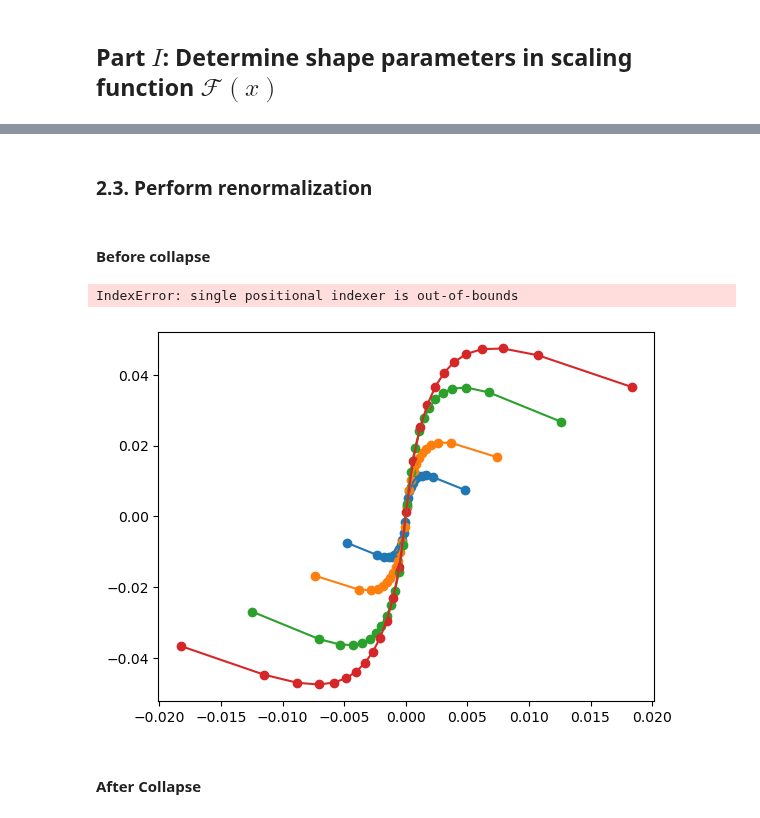
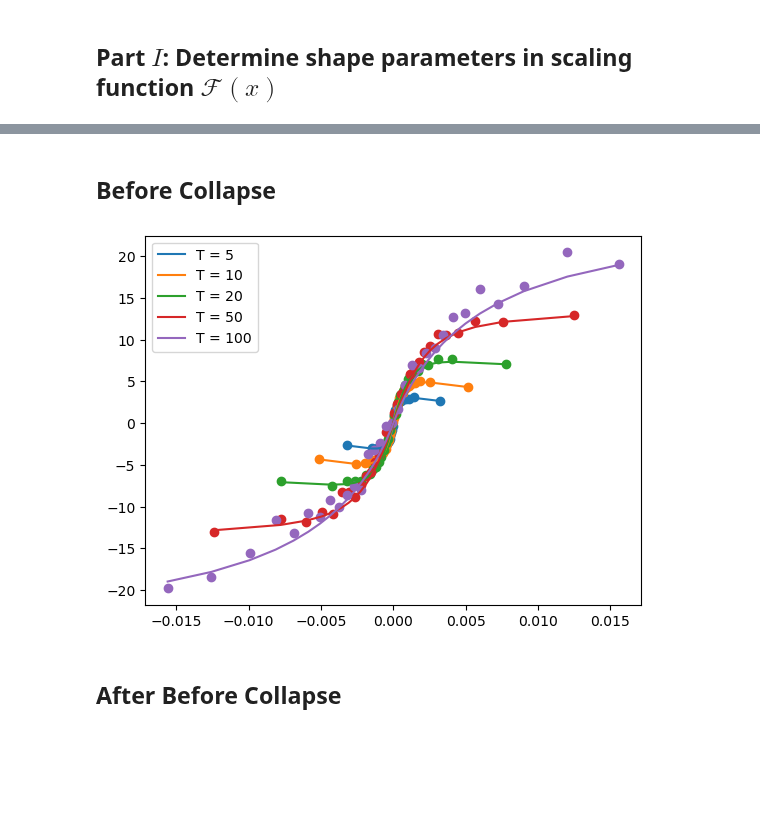
Before and after one commit to anabugaenko/liquidity, a Jupyter notebook: notebooks/MO/finite_size_scaling.ipynb, the cells around one changed output, grey strips where cells are left out. Cells and saved outputs as stored; diff of their text form; code cells hidden in the pictures; blank space fills up the shorter version.

```diff
--- a/notebooks/MO/finite_size_scaling.ipynb
+++ b/notebooks/MO/finite_size_scaling.ipynb
@@ -172,26 +253,44 @@ Adjusted R-squared = 0.9568477372171956
-# %% [markdown]
-### 2.3. Perform renormalization
 # %% [markdown]
-#### Before collapse
+## Before Collapse
 # %%
-# OBSERVATION_WINDOWS = [x for x in OBSERVATION_WINDOWS if x in RN_df['x_values'].values]
-rn = RN_df[RN_df['x_values'].isin(OBSERVATION_WINDOWS)]['y_values']
-qn = QN_df[QN_df['x_values'].isin(OBSERVATION_WINDOWS)]['y_values']
+# Plot final rescaled functions
+OBSERVATION_WINDOWS = [x for x in OBSERVATION_WINDOWS if x in QN_df['x_values'].values]
-# %%
-# Plot fitted scaling functions
-for T in OBSERVATION_WINDOWS:
-    data = smoothed_aggregate_impact[smoothed_aggregate_impact['T']==T][["vol_imbalance", "T", "R"]]
-    data_binned = bin_data_into_quantiles(data, q=25)
-    ys = data_binned["R"].values
-    imbalance = data_binned["vol_imbalance"].values
-    indx = OBSERVATION_WINDOWS.index(T)
-    response = scaling_form(imbalance, rn.iloc[indx], qn.iloc[indx], ALPHA, BETA)
-    #plt.scatter(imbalance/qn.iloc[indx], ys/rn.iloc[indx]) # data
-    plt.scatter(imbalance, response) # data
-    # plt.scatter(imbalance, response) # fitted_values
-    plt.plot(imbalance, response)
-# %% [output]
-IndexError: single positional indexer is out-of-bounds
-[figure, removed]
+# %%
+fit_param = {}
+for T in OBSERVATION_WINDOWS:
+    data = conditional_aggregate_impact[conditional_aggregate_impact['T']==T][["T", "vol_imbalance", "R"]]
+    data.replace([np.inf, -np.inf], np.nan, inplace=True)
+    data.dropna(inplace=True)
+
+    binned_data = bin_data_into_quantiles(data, q=len(BIN_SIZE), duplicates="drop")
+
+    T_values = binned_data['T'].values
+    vol_imbalance_values = binned_data['vol_imbalance'].values
+    R_values = binned_data['R'].values
+
+    params = fit_scaling_form(T_values, vol_imbalance_values, R_values)
+    fit_param[T] = params
+# %%
+# Plot Before Collapse
+for T, param in fit_param.items():
+    params = fit_param[T]
+    data = smoothed_aggregate_impact[smoothed_aggregate_impact['T']==T][["vol_imbalance", "T", "R"]]
+    binned_data = bin_data_into_quantiles(data, q=31, duplicates="drop")
+
+    T_values = binned_data['T'].values
+    vol_imbalance_values = binned_data['vol_imbalance'].values
+    R_values = binned_data['R'].values
+
+    # Orderflow imblance
+    orderflow_imbalance = pd.DataFrame({'T': T_values, 'vol_imbalance': vol_imbalance_values})
+
+    # Compute the model prediction
+    model_predictions = scaling_form(orderflow_imbalance, *params)
+
+    plt.scatter(vol_imbalance_values, R_values)
+    plt.plot(vol_imbalance_values, model_predictions, label=f"T = {T}")
+    plt.legend()
+# %% [output]
+[figure, added]
 # %% [markdown]
-#### After Collapse
+## After Before Collapse
```
Also changed, not shown: parts of 35 cells of this notebook, 16 other files.
